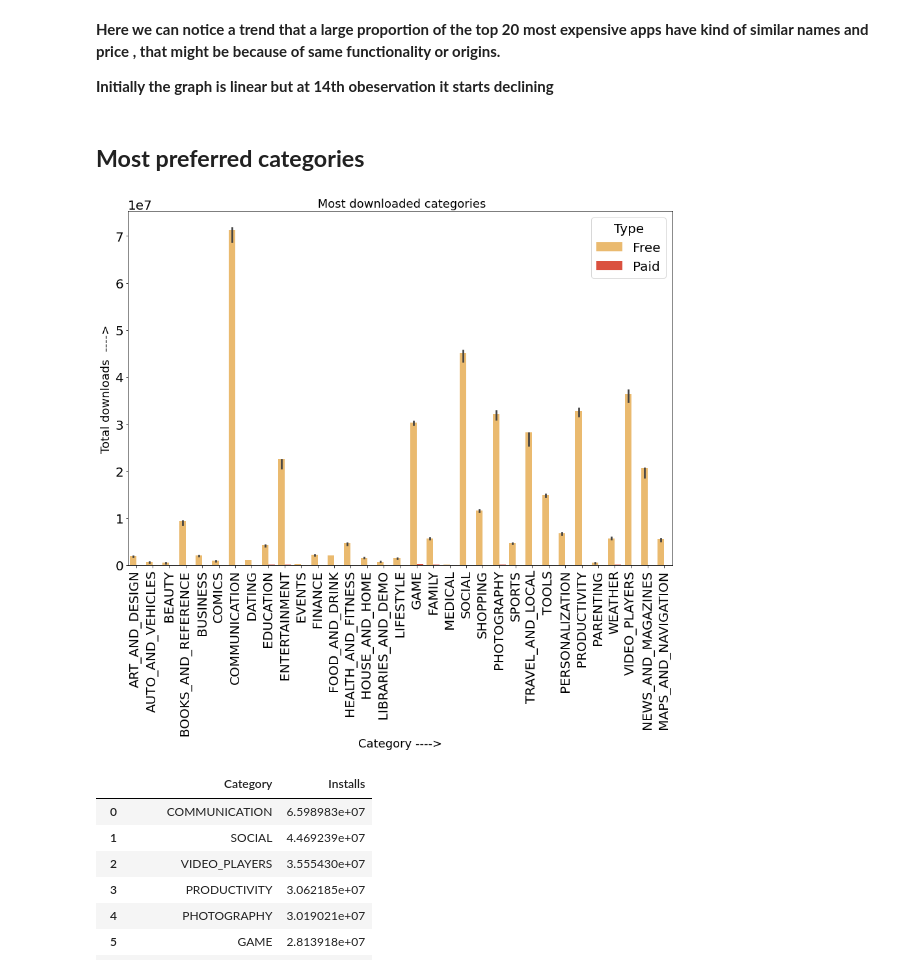
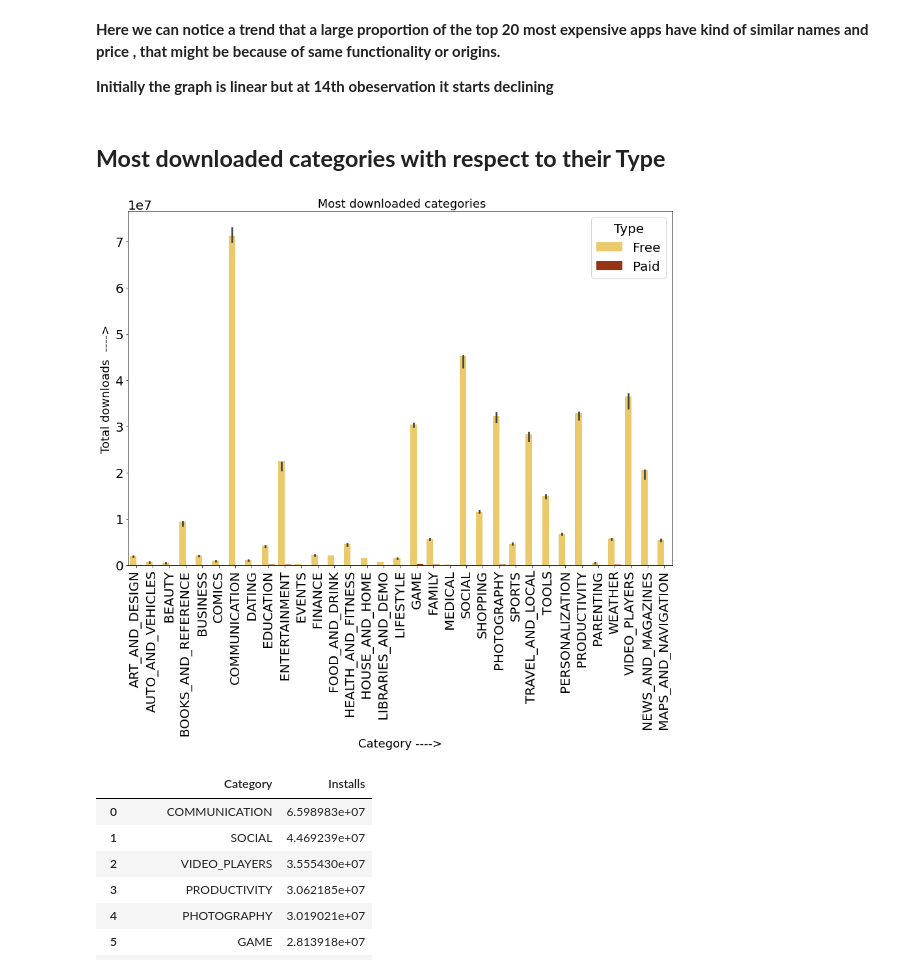
Before and after one commit to amol004/Google-Play-Store-EDA, a Jupyter notebook: Capstone_project_Google_play_store_review_analysis_(EDA)_Notebook_{Amol_Thakur}.ipynb, the cells around one changed output. Drawn from its saved outputs; the diff is of its cells as text; code cells hidden in the pictures.

```diff
--- a/Capstone_project_Google_play_store_review_analysis_(EDA)_Notebook_{Amol_Thakur}.ipynb
+++ b/Capstone_project_Google_play_store_review_analysis_(EDA)_Notebook_{Amol_Thakur}.ipynb
@@ -593,18 +572,18 @@ cc.reset_index()
 
 **Initially the graph is linear but at 14th obeservation it starts declining**
 # %% [markdown]
-## **Most preferred categories**
+## **Most downloaded categories with respect to their Type**
 # %%
 # Another visualization in which we will find out the most downloaded categories using barplot
 plt.rcParams['figure.figsize']=(15,10) # figure size
 # using seaborn to deploy barplot for columns 'Category' , 'Installs', 'Type'
-sns.barplot(x="Category",y="Installs",hue="Type",data=play_df,palette="YlOrRd",ci=10)
+sns.barplot(x="Category",y="Installs",hue="Type",data=play_df,palette='afmhot_r',ci=10)
 plt.xticks(rotation=90) # rotating x axis labels
 plt.title(' Most downloaded categories',fontsize=18) # title
 plt.ylabel('Total downloads  ---->',fontsize=18) # y axis label
 plt.xlabel('Category ---->',fontsize=18); #x axis label
 # %% [output]
-[figure, old version]
+[figure, new version]
 # %%
 # Conforming above graph
 play_df.groupby(['Category'])['Installs'].mean().sort_values(ascending=False).reset_index()
```
Also changed, not shown: parts of 5 cells of this notebook.
